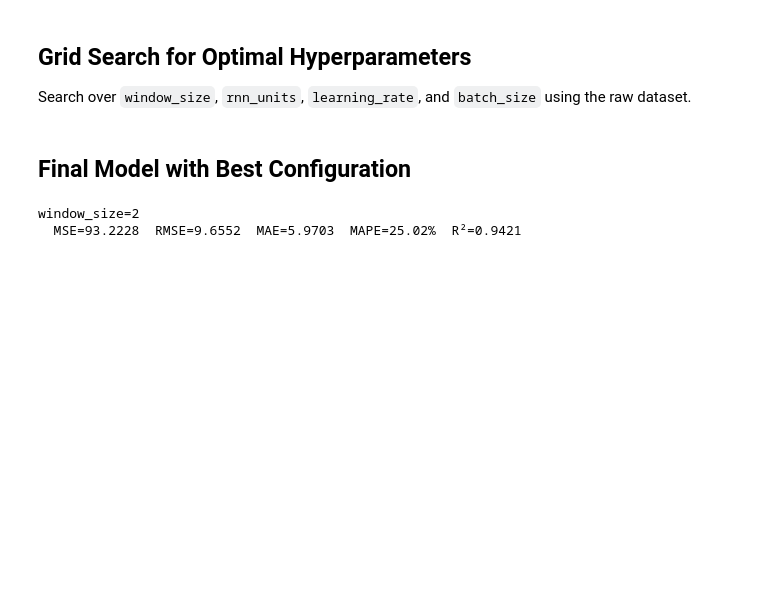
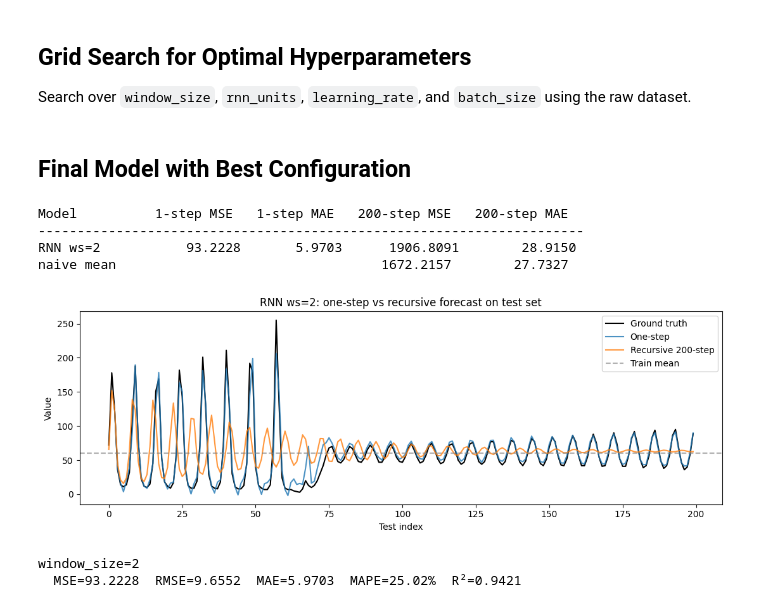
Before and after one commit to jolyeline/DL, a Jupyter notebook: src/model_RNN.ipynb, the cells around one changed output. Drawn from its saved outputs; the diff is of its cells as text; code cells hidden in the pictures; blank space fills up the shorter version.

Commit message:
feature: add one-step vs recursive 200-step forecasting on test-set comparison

```diff
--- a/src/model_RNN.ipynb
+++ b/src/model_RNN.ipynb
@@ -18,13 +18,13 @@ from tensorflow.keras.layers import Dense, SimpleRNN
 from sklearn.metrics import mean_squared_error, mean_absolute_error, r2_score
 # %%
 # Load the .mat file
-data = sio.loadmat('..\data\Xtrain.mat')
+data = sio.loadmat('../data/Xtrain.mat')
 # Inspect the keys
 print(data.keys())
 # %% [output]
 dict_keys(['__header__', '__version__', '__globals__', 'Xtrain'])
 # %%
-test = sio.loadmat('..\data\Xtest.mat')
+test = sio.loadmat('../data/Xtest.mat')
 print(test.keys())
 # %% [output]
 dict_keys(['__header__', '__version__', '__globals__', 'Xtest'])
@@ -346,6 +346,80 @@ final_models = {
       2:  tf.keras.models.load_model('best_rnn_ws2.keras')
     #   10: tf.keras.models.load_model('best_rnn_ws10.keras'),
   }
+# %%
+# Test-set evaluation: one-step vs recursive 200-step vs naive baseline
+# Refit the scaler on the raw training data (the interpolated-dataset cell
+# above overwrote the scaler in memory).
+scaler_raw = MinMaxScaler()
+scaler_raw.fit(X_raw.reshape(-1, 1))
+
+X_test_raw = test['Xtest'].flatten()
+X_test_scaled = scaler_raw.transform(X_test_raw.reshape(-1, 1)).flatten()
+X_train_scaled = scaler_raw.transform(X_raw.reshape(-1, 1)).flatten()
+
+def recursive_forecast(model, ws, history_scaled, horizon=200):
+    cur = history_scaled[-ws:].reshape(1, ws, 1)
+    preds_s = []
+    for _ in range(horizon):
+        p = model.predict(cur, verbose=0)
+        preds_s.append(p[0, 0])
+        cur = np.append(cur[:, 1:, :], p.reshape(1, 1, 1), axis=1)
+    return scaler_raw.inverse_transform(np.array(preds_s).reshape(-1, 1)).flatten()
+
+def one_step_forecast(model, ws, test_scaled):
+    Xs, Ys = [], []
+    for i in range(len(test_scaled) - ws):
+        Xs.append(test_scaled[i:i+ws])
+        Ys.append(test_scaled[i+ws])
+    Xs = np.array(Xs).reshape(-1, ws, 1)
+    preds = model.predict(Xs, verbose=0).flatten()
+    y_pred = scaler_raw.inverse_transform(preds.reshape(-1, 1)).flatten()
+    y_true = scaler_raw.inverse_transform(np.array(Ys).reshape(-1, 1)).flatten()
+    return y_true, y_pred
+
+rows = []
+for ws, model in final_models.items():
+    y_true_1s, y_pred_1s = one_step_forecast(model, ws, X_test_scaled)
+    os_mse = mean_squared_error(y_true_1s, y_pred_1s)
+    os_mae = mean_absolute_error(y_true_1s, y_pred_1s)
+
+    y_pred_rec = recursive_forecast(model, ws, X_train_scaled)
+    rec_mse = mean_squared_error(X_test_raw, y_pred_rec)
+    rec_mae = mean_absolute_error(X_test_raw, y_pred_rec)
+
+    rows.append((ws, os_mse, os_mae, rec_mse, rec_mae))
+
+# naive baseline: predict the training mean for every step
+baseline = np.full(len(X_test_raw), X_raw.mean())
+base_mse = mean_squared_error(X_test_raw, baseline)
+base_mae = mean_absolute_error(X_test_raw, baseline)
+
+print(f"{'Model':<12} {'1-step MSE':>12} {'1-step MAE':>12} {'200-step MSE':>14} {'200-step MAE':>14}")
+print("-" * 70)
+for ws, om, oa, rm, ra in rows:
+    print(f"RNN ws={ws:<6} {om:>12.4f} {oa:>12.4f} {rm:>14.4f} {ra:>14.4f}")
+print(f"{'naive mean':<12} {'':>12} {'':>12} {base_mse:>14.4f} {base_mae:>14.4f}")
+
+# Plot: one-step and recursive vs ground truth for each ws
+fig, axes = plt.subplots(len(rows), 1, figsize=(11, 4 * len(rows)), squeeze=False)
+for ax, (ws, *_), in zip(axes[:, 0], rows):
+    model = final_models[ws]
+    _, y_pred_1s = one_step_forecast(model, ws, X_test_scaled)
+    y_pred_rec   = recursive_forecast(model, ws, X_train_scaled)
+    ax.plot(X_test_raw, label='Ground truth', color='black', linewidth=1.5)
+    ax.plot(range(ws, ws + len(y_pred_1s)), y_pred_1s, label='One-step', alpha=0.8)
+    ax.plot(y_pred_rec, label='Recursive 200-step', alpha=0.8)
+    ax.axhline(X_raw.mean(), color='gray', linestyle='--', alpha=0.6, label='Train mean')
+    ax.set_title(f'RNN ws={ws}: one-step vs recursive forecast on test set')
+    ax.set_xlabel('Test index'); ax.set_ylabel('Value'); ax.legend()
+plt.tight_layout()
+plt.show()
+# %% [output]
+Model          1-step MSE   1-step MAE   200-step MSE   200-step MAE
+----------------------------------------------------------------------
+RNN ws=2           93.2228       5.9703      1906.8091        28.9150
+naive mean                                  1672.2157        27.7327
+[figure, added]
 # %%
 # Re-fit scaler on training data only — same as was used for datasets_raw
 # (scaler in memory was overwritten by the interpolated dataset cell)
```
Also changed, not shown: parts of 2 cells of this notebook, 4 other files.
